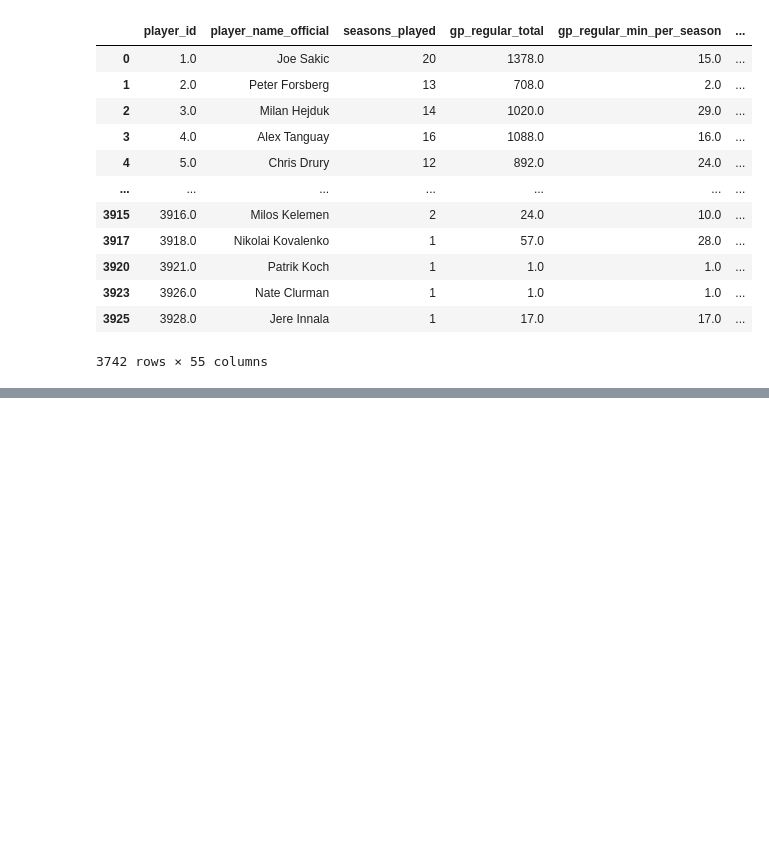
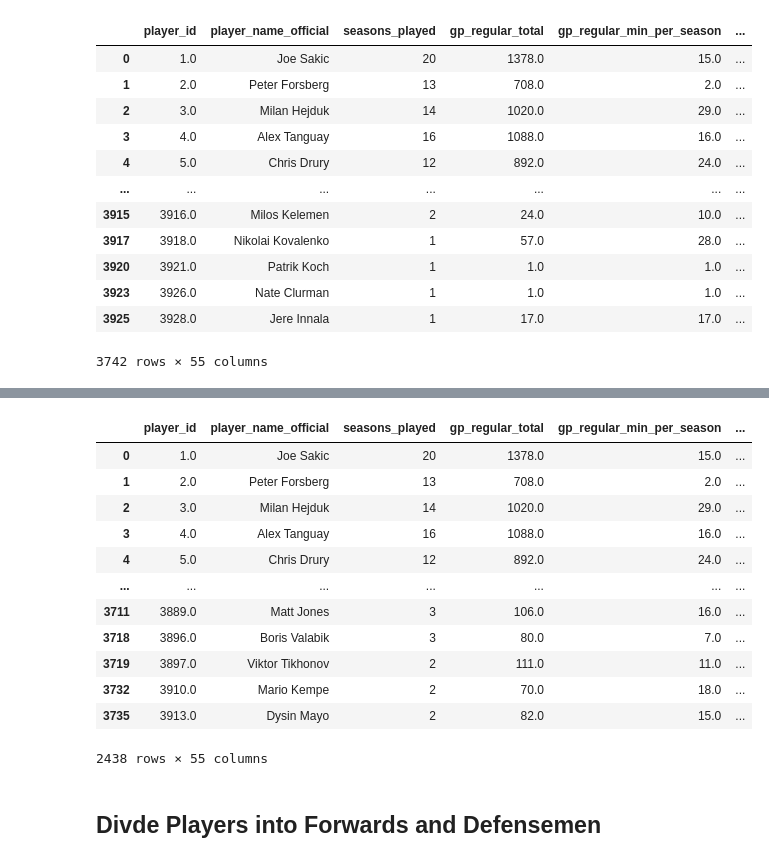
Before and after one commit to shigenogoro/NHL-Prospect-Predictor, a Jupyter notebook: tier_classifier/nhl_player_preprocessing.ipynb, the cells around one changed output, grey strips where cells are left out. Saved outputs shown, nothing was run; the diff lists cells and outputs as text; code cells hidden in the pictures; blank space fills up the shorter version.

Commit message:
Exclude Fringe Player and Divide Players by player_pos_official

```diff
--- a/tier_classifier/nhl_player_preprocessing.ipynb
+++ b/tier_classifier/nhl_player_preprocessing.ipynb
@@ -327,0 +334,3 @@ nhl_players_without_rookies.to_csv('../dataset/preprocess/nhl_players_career_sta
+# %%
+# Load NHL Players without Rookies
+nhl_players_without_rookies = pd.read_csv('../dataset/preprocess/nhl_players_career_stats_with_metadata_without_rookies.csv')
@@ -327,0 +341,11 @@ nhl_players_without_rookies.to_csv('../dataset/preprocess/nhl_players_career_sta
+# %%
+# Condition 1: played less than 2 seasons
+cond_seasons = nhl_players_without_rookies['seasons_played'] < 2
+
+# Condition 2: never played ≥ 41 games in a single season
+cond_gp = nhl_players_without_rookies['gp_regular_max_per_season'] < 41
+
+# Combine conditions (must satisfy both)
+fringe_players_id = nhl_players_without_rookies[
+    cond_seasons | cond_gp
+]['player_id']
@@ -327,0 +367,19 @@ nhl_players_without_rookies.to_csv('../dataset/preprocess/nhl_players_career_sta
+# %%
+# Remove fringe players from nhl_players_without_rookies
+nhl_players_without_rookies_and_fringe = nhl_players_without_rookies[~nhl_players_without_rookies['player_id'].isin(fringe_players_id)]
+# %%
+nhl_players_without_rookies_and_fringe
+# %% [output]
+|  | player_id | player_name_official | seasons_played | gp_regular_total | gp_regular_min_per_season | ... |
+| 0 | 1.0 | Joe Sakic | 20 | 1378.0 | 15.0 | ... |
+| 1 | 2.0 | Peter Forsberg | 13 | 708.0 | 2.0 | ... |
+| 2 | 3.0 | Milan Hejduk | 14 | 1020.0 | 29.0 | ... |
+| 3 | 4.0 | Alex Tanguay | 16 | 1088.0 | 16.0 | ... |
+| 4 | 5.0 | Chris Drury | 12 | 892.0 | 24.0 | ... |
+| ... | ... | ... | ... | ... | ... | ... |
+| 3711 | 3889.0 | Matt Jones | 3 | 106.0 | 16.0 | ... |
+| 3718 | 3896.0 | Boris Valabik | 3 | 80.0 | 7.0 | ... |
+| 3719 | 3897.0 | Viktor Tikhonov | 2 | 111.0 | 11.0 | ... |
+| 3732 | 3910.0 | Mario Kempe | 2 | 70.0 | 18.0 | ... |
+| 3735 | 3913.0 | Dysin Mayo | 2 | 82.0 | 15.0 | ... |
+2438 rows × 55 columns
@@ -327,0 +389,2 @@ nhl_players_without_rookies.to_csv('../dataset/preprocess/nhl_players_career_sta
+# %% [markdown]
+## Divde Players into Forwards and Defensemen
```
Also changed, not shown: parts of 18 cells of this notebook, 3 other files.
